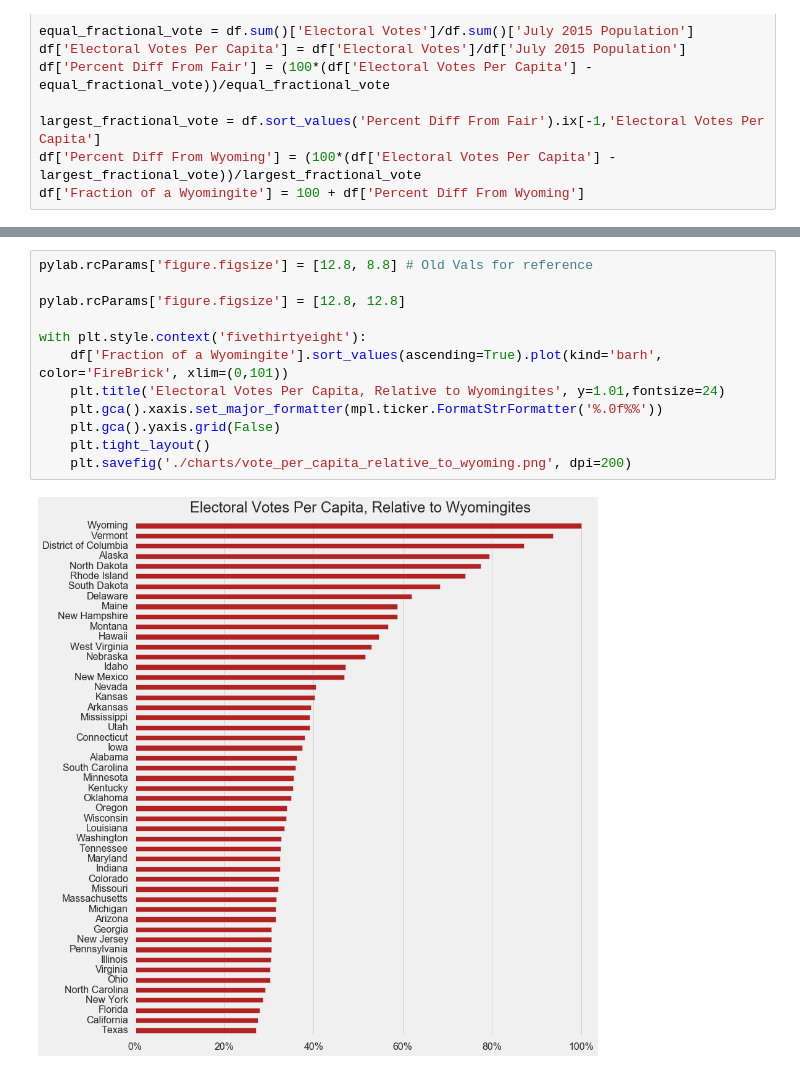
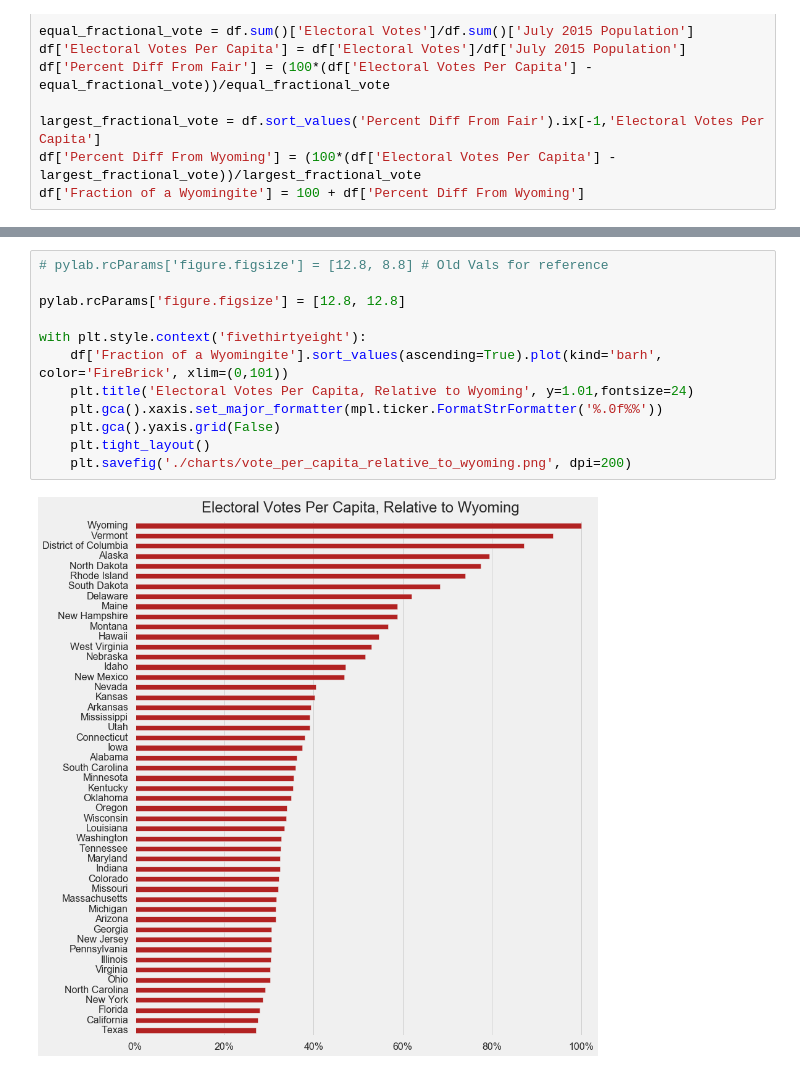
Before and after one commit to HipHoff/HipHoff, a Jupyter notebook: Electoral Distortions/Scraping and Munging.ipynb, the cells around one changed output, grey strips where cells are left out. Cells and saved outputs as stored; diff of their text form.

Commit message:
Clean up Notebook code and alter plot title

```diff
--- a/Electoral Distortions/Scraping and Munging.ipynb
+++ b/Electoral Distortions/Scraping and Munging.ipynb
@@ -110,14 +82,14 @@ df
 # %%
-pylab.rcParams['figure.figsize'] = [12.8, 8.8] # Old Vals for reference
+# pylab.rcParams['figure.figsize'] = [12.8, 8.8] # Old Vals for reference
 
 pylab.rcParams['figure.figsize'] = [12.8, 12.8]
 
 with plt.style.context('fivethirtyeight'):
     df['Fraction of a Wyomingite'].sort_values(ascending=True).plot(kind='barh', color='FireBrick', xlim=(0,101))
-    plt.title('Electoral Votes Per Capita, Relative to Wyomingites', y=1.01,fontsize=24)
+    plt.title('Electoral Votes Per Capita, Relative to Wyoming', y=1.01,fontsize=24)
     plt.gca().xaxis.set_major_formatter(mpl.ticker.FormatStrFormatter('%.0f%%'))
     plt.gca().yaxis.grid(False)
     plt.tight_layout()
     plt.savefig('./charts/vote_per_capita_relative_to_wyoming.png', dpi=200)
 # %% [output]
-[figure, old version]
+[figure, new version]
```
Also changed, not shown: parts of 8 cells of this notebook, 1 other file.
